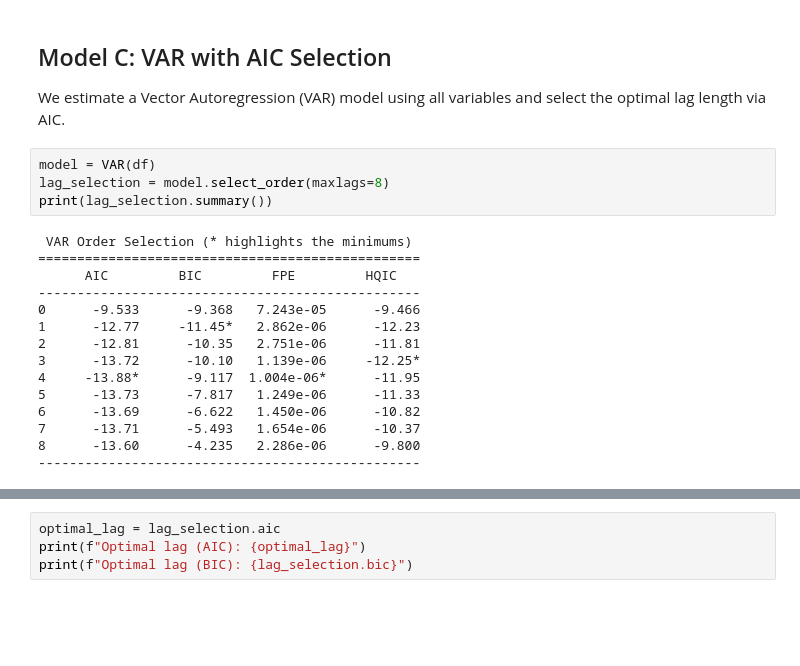
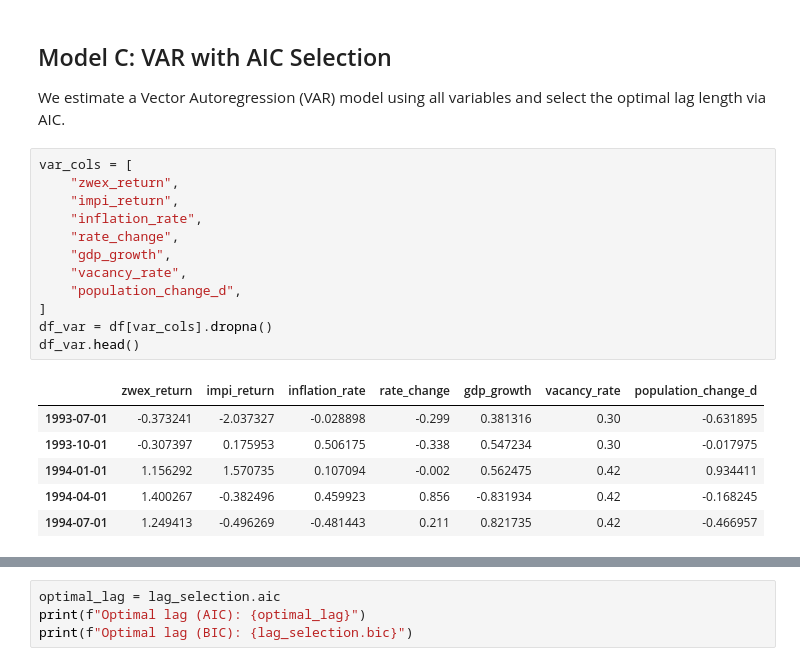
Before and after one commit to liamti5/The-Idiosyncratic-Alpha-of-Zurich-Housing, a Jupyter notebook: notebooks/2.1-VAR.ipynb, the cells around one changed output, grey strips where cells are left out. Cells and saved outputs as stored; diff of their text form; blank space fills up the shorter version.

```diff
--- a/notebooks/2.1-VAR.ipynb
+++ b/notebooks/2.1-VAR.ipynb
@@ -22,22 +24,22 @@ df.head()
 # %% [markdown]
 ## Model C: VAR with AIC Selection
 We estimate a Vector Autoregression (VAR) model using all variables and select the optimal lag length via AIC.
-# %%
-model = VAR(df)
-lag_selection = model.select_order(maxlags=8)
-print(lag_selection.summary())
-# %% [output]
- VAR Order Selection (* highlights the minimums)
-=================================================
-      AIC         BIC         FPE         HQIC
--------------------------------------------------
-0      -9.533      -9.368   7.243e-05      -9.466
-1      -12.77     -11.45*   2.862e-06      -12.23
-2      -12.81      -10.35   2.751e-06      -11.81
-3      -13.72      -10.10   1.139e-06     -12.25*
-4     -13.88*      -9.117  1.004e-06*      -11.95
-5      -13.73      -7.817   1.249e-06      -11.33
-6      -13.69      -6.622   1.450e-06      -10.82
-7      -13.71      -5.493   1.654e-06      -10.37
-8      -13.60      -4.235   2.286e-06      -9.800
--------------------------------------------------
+# %%
+var_cols = [
+    "zwex_return",
+    "impi_return",
+    "inflation_rate",
+    "rate_change",
+    "gdp_growth",
+    "vacancy_rate",
+    "population_change_d",
+]
+df_var = df[var_cols].dropna()
+df_var.head()
+# %% [output]
+|  | zwex_return | impi_return | inflation_rate | rate_change | gdp_growth | vacancy_rate | population_change_d |
+| 1993-07-01 | -0.373241 | -2.037327 | -0.028898 | -0.299 | 0.381316 | 0.30 | -0.631895 |
+| 1993-10-01 | -0.307397 | 0.175953 | 0.506175 | -0.338 | 0.547234 | 0.30 | -0.017975 |
+| 1994-01-01 | 1.156292 | 1.570735 | 0.107094 | -0.002 | 0.562475 | 0.42 | 0.934411 |
+| 1994-04-01 | 1.400267 | -0.382496 | 0.459923 | 0.856 | -0.831934 | 0.42 | -0.168245 |
+| 1994-07-01 | 1.249413 | -0.496269 | -0.481443 | 0.211 | 0.821735 | 0.42 | -0.466957 |
```
Also changed, not shown: parts of 3 cells of this notebook.
